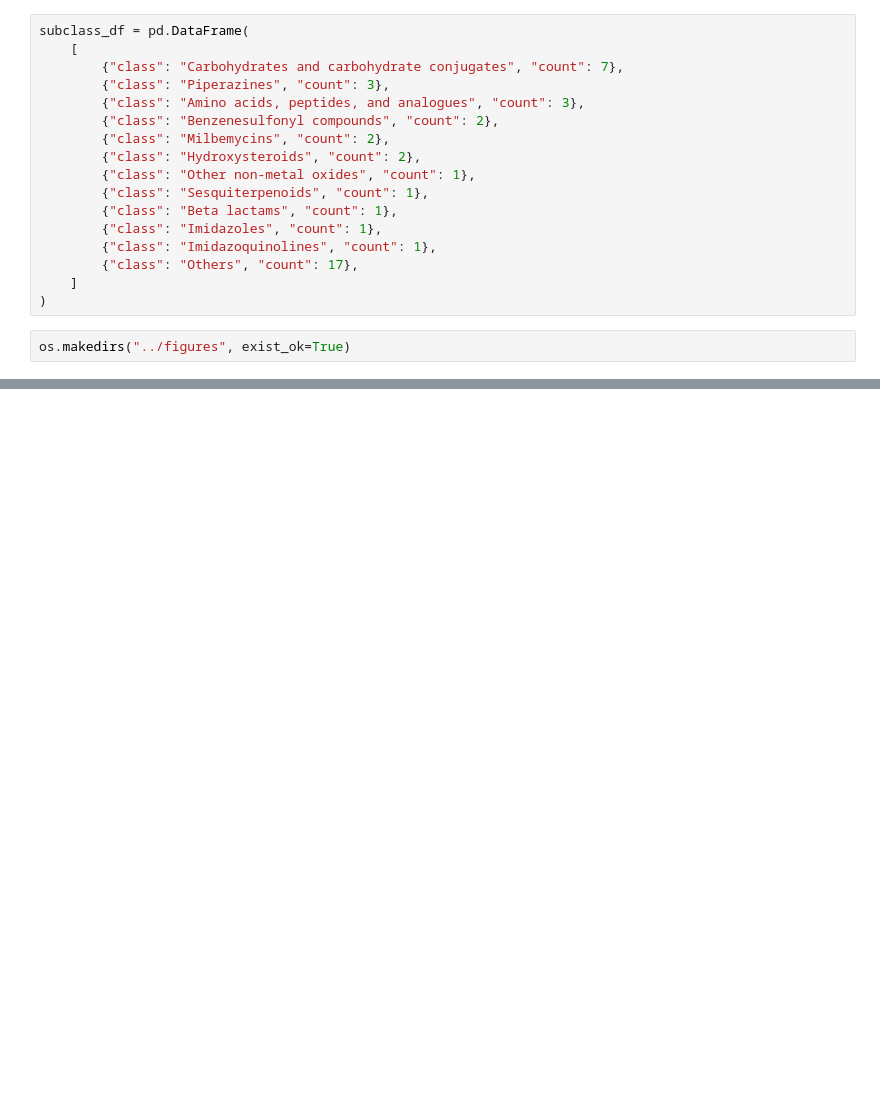
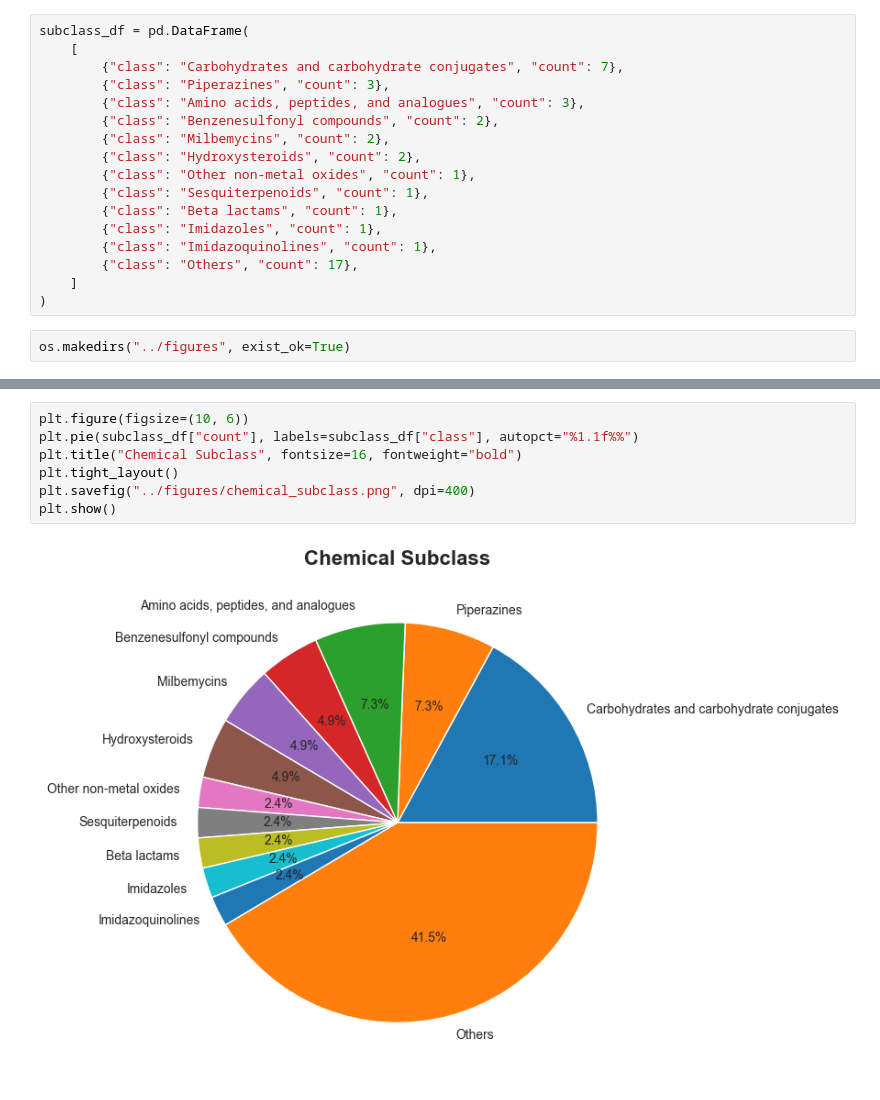
Before and after one commit to Fraunhofer-ITMP/NTD, a Jupyter notebook: src/chemical_classes.ipynb, the cells around one changed output, grey strips where cells are left out. Saved outputs shown, nothing was run; the diff lists cells and outputs as text; blank space fills up the shorter version.

```diff
--- a/src/chemical_classes.ipynb
+++ b/src/chemical_classes.ipynb
@@ -144,0 +136,9 @@ plt.show()
+# %%
+plt.figure(figsize=(10, 6))
+plt.pie(subclass_df["count"], labels=subclass_df["class"], autopct="%1.1f%%")
+plt.title("Chemical Subclass", fontsize=16, fontweight="bold")
+plt.tight_layout()
+plt.savefig("../figures/chemical_subclass.png", dpi=400)
+plt.show()
+# %% [output]
+[figure, added]
```
Also changed, not shown: parts of 4 cells of this notebook, 2 other files.
